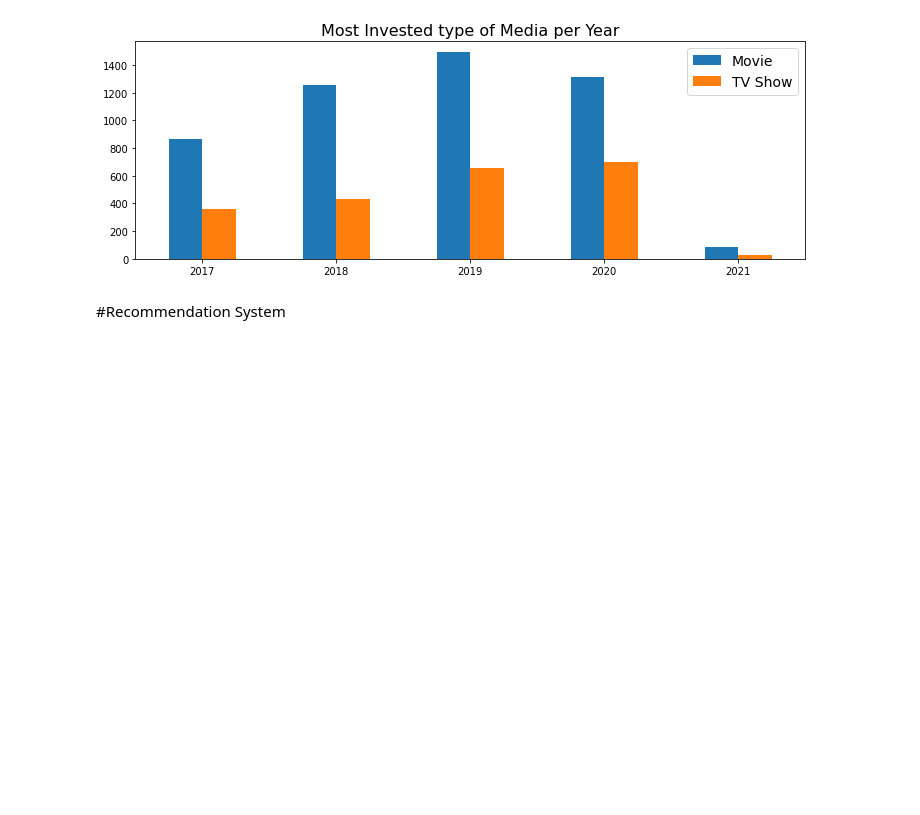
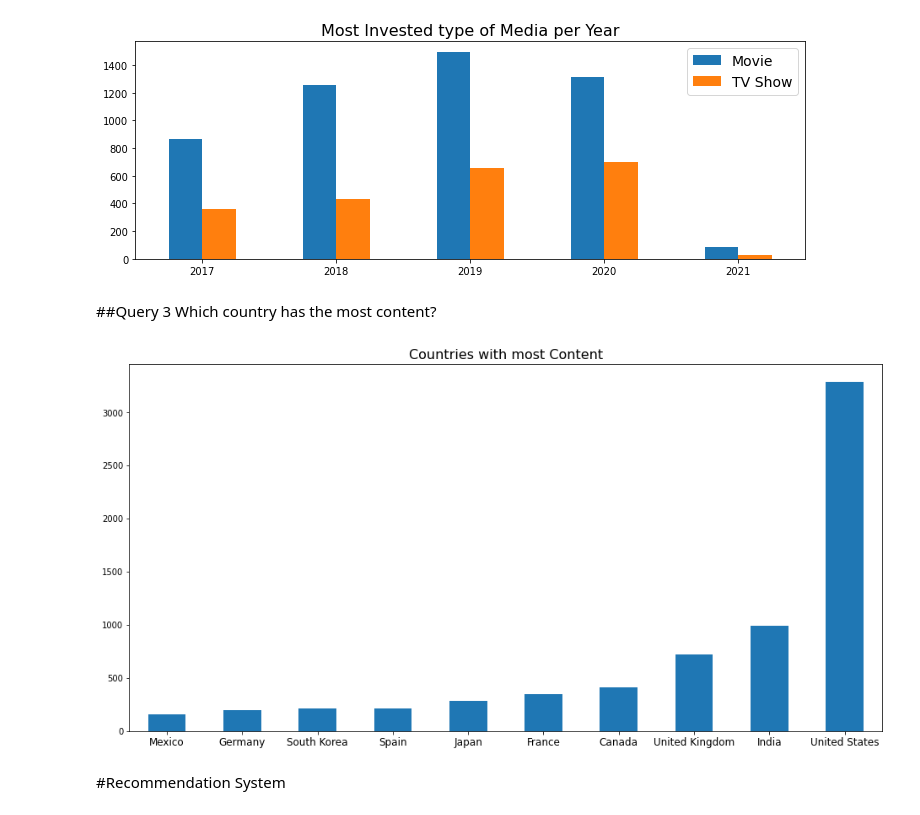
Before and after one commit to konkall/Netflix_data_mining, a Jupyter notebook: NetflixDataAnalysis.ipynb, the cells around one changed output. Saved outputs shown, nothing was run; the diff lists cells and outputs as text; code cells hidden in the pictures; blank space fills up the shorter version.

```diff
--- a/NetflixDataAnalysis.ipynb
+++ b/NetflixDataAnalysis.ipynb
@@ -112,5 +111,29 @@ plt.legend(prop={"size":14})
 plt.show()
 # %% [output]
 [figure]
+# %% [markdown]
+##Query 3
+Which country has the most content?
+# %%
+tempdf = df
+
+#Preprocessing: Deleting rows that contain a NaN value under "country"
+tempdf.dropna(subset = ["country"], inplace=True)
+tempdf = tempdf.reset_index()
+
+#The 'country' column sometimes has multiple countries in the same entry, so we need to create a seperate row for each country
+new_tempdf = tempdf.assign(country=tempdf['country'].str.strip(',').str.replace(', ', ',').str.split(',')).explode('country').reset_index()
+
+#We group our data based on the country and keep the 10 countries with the most content
+new_tempdf = new_tempdf.groupby('country').size().sort_values().tail(10)
+
+#We plot our data
+new_tempdf.plot.bar(figsize = (16,8))
+plt.title('Countries with most Content', fontsize = 16)
+plt.xticks(rotation = 0, fontsize = 12)
+plt.xlabel('', fontsize = 14)
+plt.show()
+# %% [output]
+[figure, added]
 # %% [markdown]
 #Recommendation System
```
Also changed, not shown: parts of 1 cell of this notebook.
